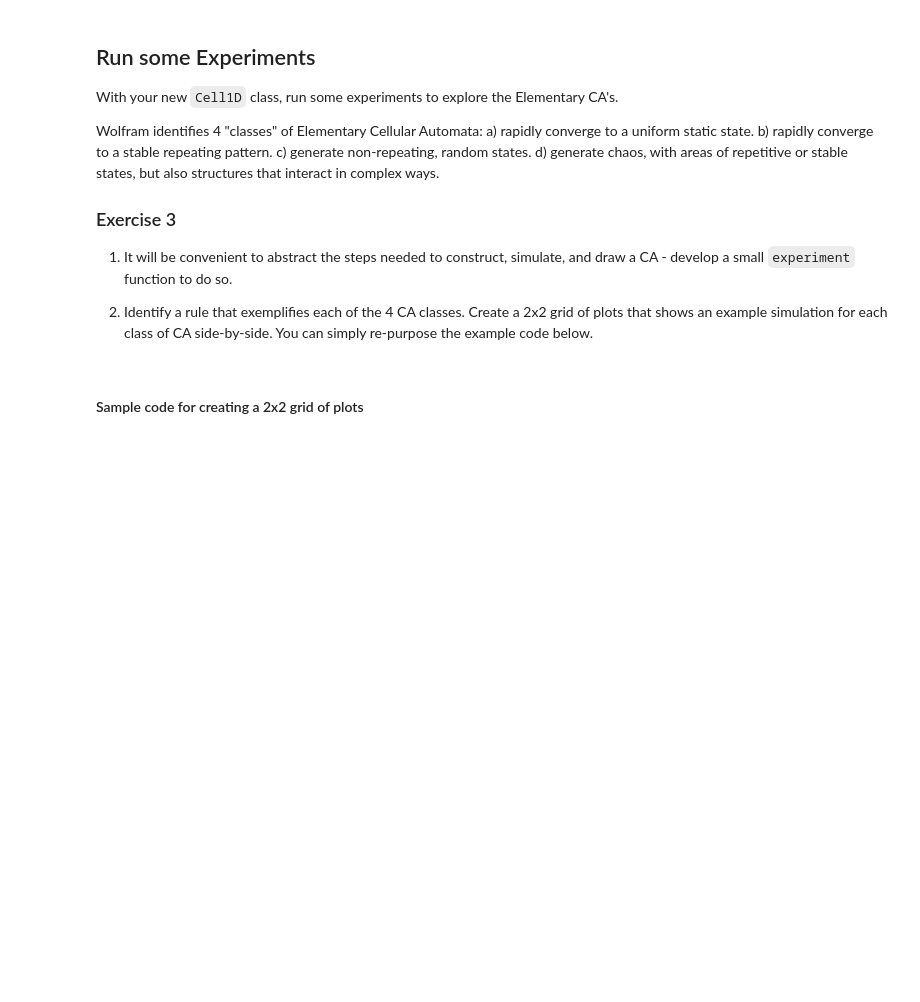
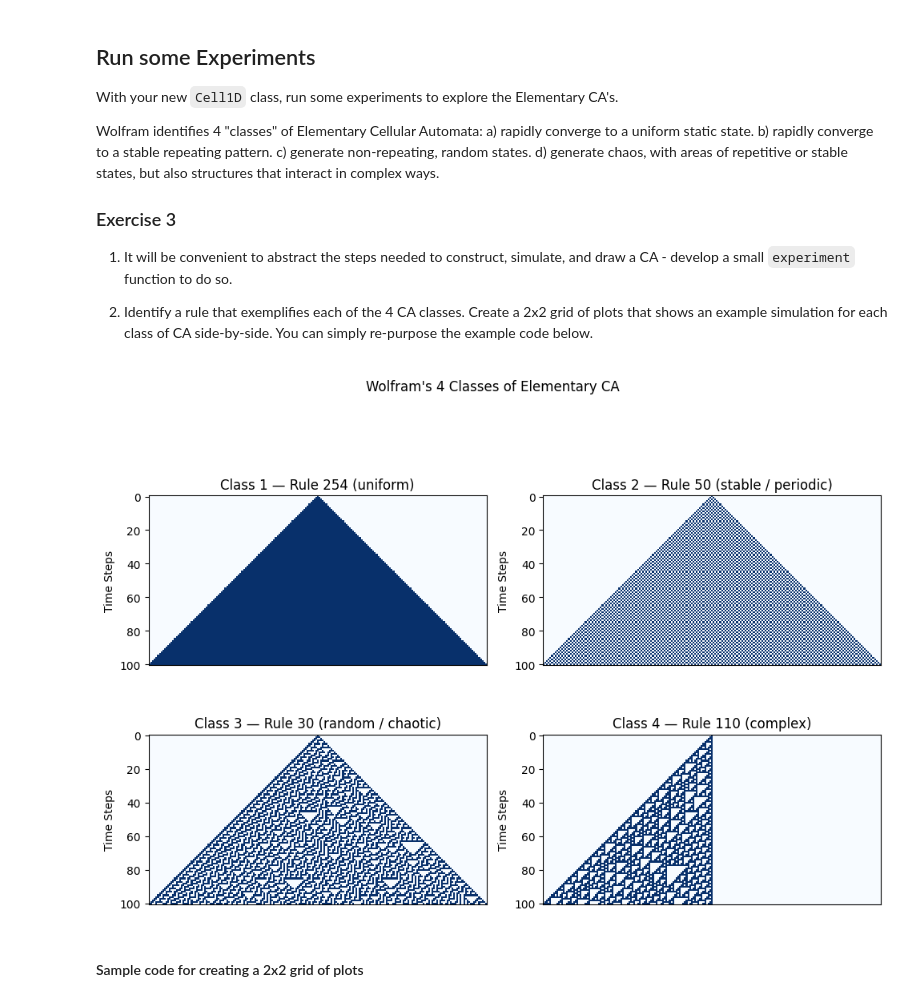
Before and after one commit to retired-snail0345/cap-comp215, a Jupyter notebook: labs/lab05-CA-1D.ipynb, the cells around one changed output. Drawn from its saved outputs; the diff is of its cells as text; code cells hidden in the pictures; blank space fills up the shorter version.

```diff
--- a/labs/lab05-CA-1D.ipynb
+++ b/labs/lab05-CA-1D.ipynb
@@ -212,3 +210,35 @@ Wolfram identifies 4 "classes" of Elementary Cellular Automata:
+# %%
+#Solution for Exercise 3 here..
+def axes_layout(nrows=1, ncols=1, fig_title=None, **kwargs):
+    """ layout nrows x ncols axes with sensible defaults.  kwargs passed directly to `plt.subplots()`"""
+    kwargs = {**dict(layout='tight'), **kwargs}
+    fig, axes = plt.subplots(nrows=nrows, ncols=ncols, **kwargs)
+    if fig_title:
+        fig.suptitle(fig_title)
+    return axes
+
+# Solution for Ex. 3 here...
+def experiment(rule_number, n_cells=201, n_steps=100, axes=None, title=''):
+    """Construct, simulate, and draw a CA with a single-centre start state."""
+    ca = Cell1D(rule_number, single_centre_array(n_cells))
+    ca.simulate(n_steps)
+    plot_ca(ca.ca, axes=axes, title=title)
+
+
+# One rule chosen to exemplify each of Wolfram's four classes
+experiments = [
+    (254, 'Class 1 — Rule 254 (uniform)'),
+    (50,  'Class 2 — Rule 50 (stable / periodic)'),
+    (30,  'Class 3 — Rule 30 (random / chaotic)'),
+    (110, 'Class 4 — Rule 110 (complex)'),
+]
+
+axes = axes_layout(2, 2, fig_title="Wolfram's 4 Classes of Elementary CA",
+                   figsize=(10, 8))
+for ax, (rule_num, title) in zip(axes.flat, experiments):
+    experiment(rule_num, axes=ax, title=title)
+# %% [output]
+[figure, added]
 # %% [markdown]
 #### Sample code for creating a 2x2 grid of plots
 # %%
```
Also changed, not shown: parts of 2 cells of this notebook.
